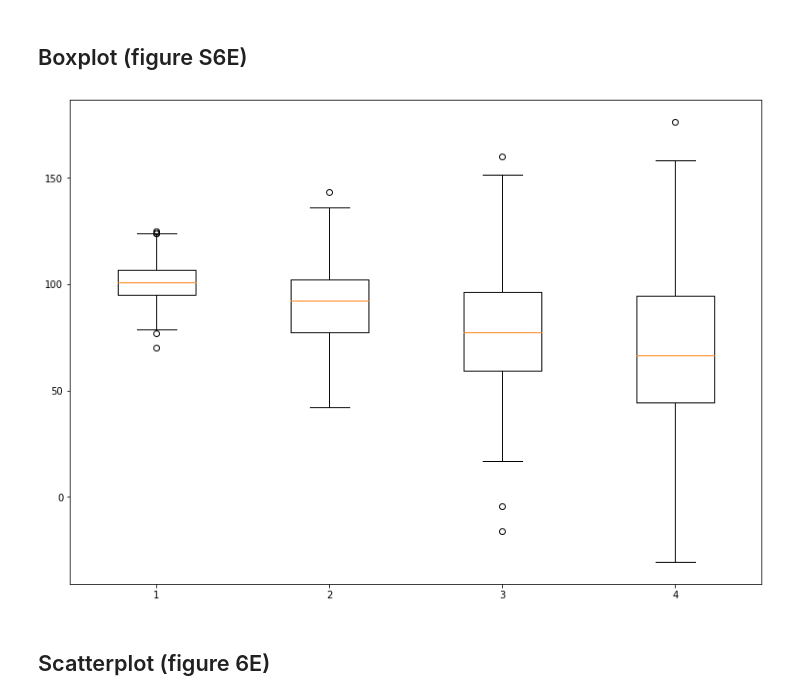
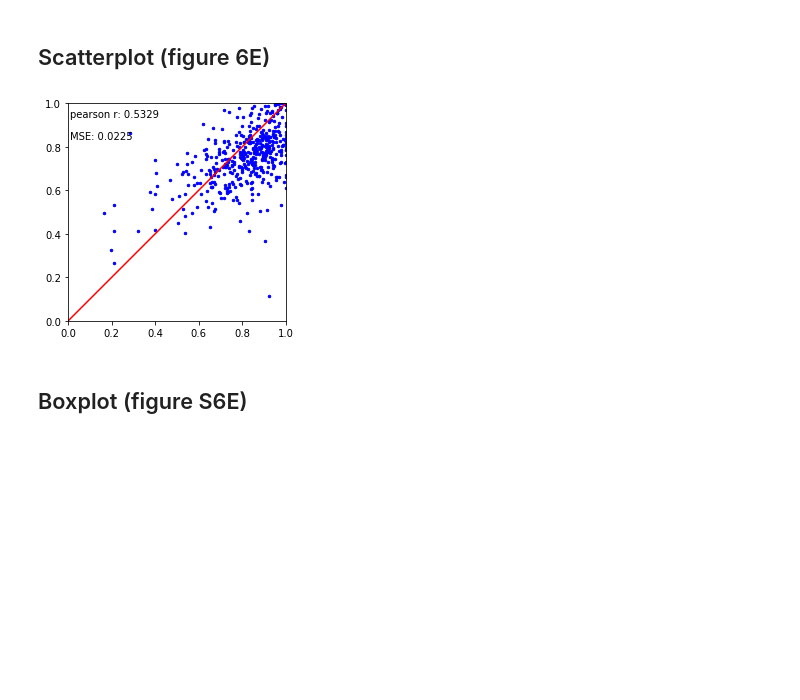
Before and after one commit to trdvangraft/mlbio, a Jupyter notebook: Data visualisations.ipynb, the cells around one changed output. Cells and saved outputs as stored; diff of their text form; code cells hidden in the pictures; blank space fills up the shorter version.

```diff
--- a/Data visualisations.ipynb
+++ b/Data visualisations.ipynb
@@ -13,26 +83,40 @@ classesIndex = [424,452,481,482,483,484,485,486,487,488,489,536,537,538,539,556]
+# %% [markdown]
+## Scatterplot (figure 6E)
+# %%
+import matplotlib.lines as mlines
+import matplotlib.transforms as mtransforms
+from sklearn.metrics import mean_squared_error
+
+measured, predicted = FSdata[:,0], FSdata[:,1]
+
+# Calculationg pearson r
+pearsonr = sp.pearsonr(measured,predicted)[0]
+
+# Calculation of Mean Squared Error (MSE)
+MSE = mean_squared_error(measured,predicted)
+
+#Plot measured vs. predicted frameshift ratio
+fig, ax = plt.subplots()
+ax.scatter(measured,predicted, c='blue',s=6)
+ax.set_xlim((0,1))
+ax.set_ylim((0,1))
+x0,x1 = ax.get_xlim()
+y0,y1 = ax.get_ylim()
+ax.set_aspect(abs(x1-x0)/abs(y1-y0))
+line = mlines.Line2D([0, 1], [0, 1], color='red')
+transform = ax.transAxes
+line.set_transform(transform)
+ax.add_line(line)
+ax.text(0.01, 0.95,"pearson r: " + str(round(pearsonr,4)),
+     horizontalalignment='left',
+     verticalalignment='center',
+     transform = ax.transAxes)
+ax.text(0.01, 0.85,"MSE: " + str(round(MSE,4)),
+     horizontalalignment='left',
+     verticalalignment='center',
+     transform = ax.transAxes)
+plt.show()
+# %% [output]
+[figure, added]
 # %% [markdown]
 ## Boxplot (figure S6E)
-# %%
-# Creating dataset
-np.random.seed(10)
-
-data_1 = np.random.normal(100, 10, 200)
-data_2 = np.random.normal(90, 20, 200)
-data_3 = np.random.normal(80, 30, 200)
-data_4 = np.random.normal(70, 40, 200)
-data = [data_1, data_2, data_3, data_4]
-
-fig = plt.figure(figsize =(10, 7))
-
-# Creating axes instance
-ax = fig.add_axes([0, 0, 1, 1])
-
-# Creating plot
-bp = ax.boxplot(data)
-
-# show plot
-plt.show()
-# %% [output]
-[figure, removed]
-# %% [markdown]
-## Scatterplot (figure 6E)
```
Also changed, not shown: parts of 11 cells of this notebook, 2 other files.
